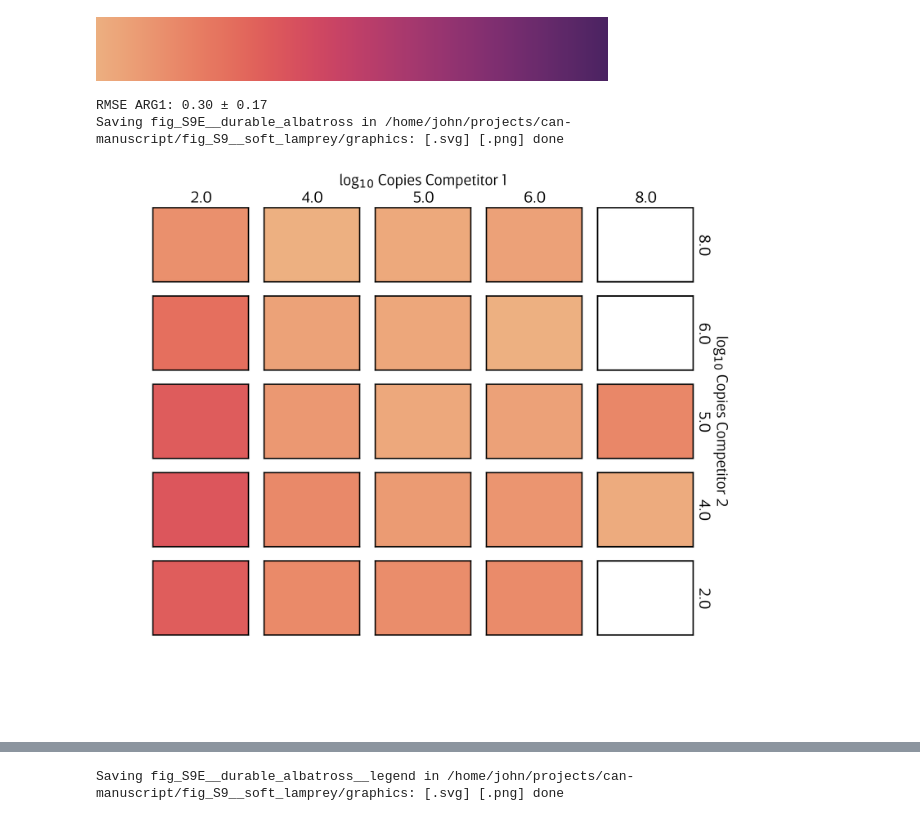
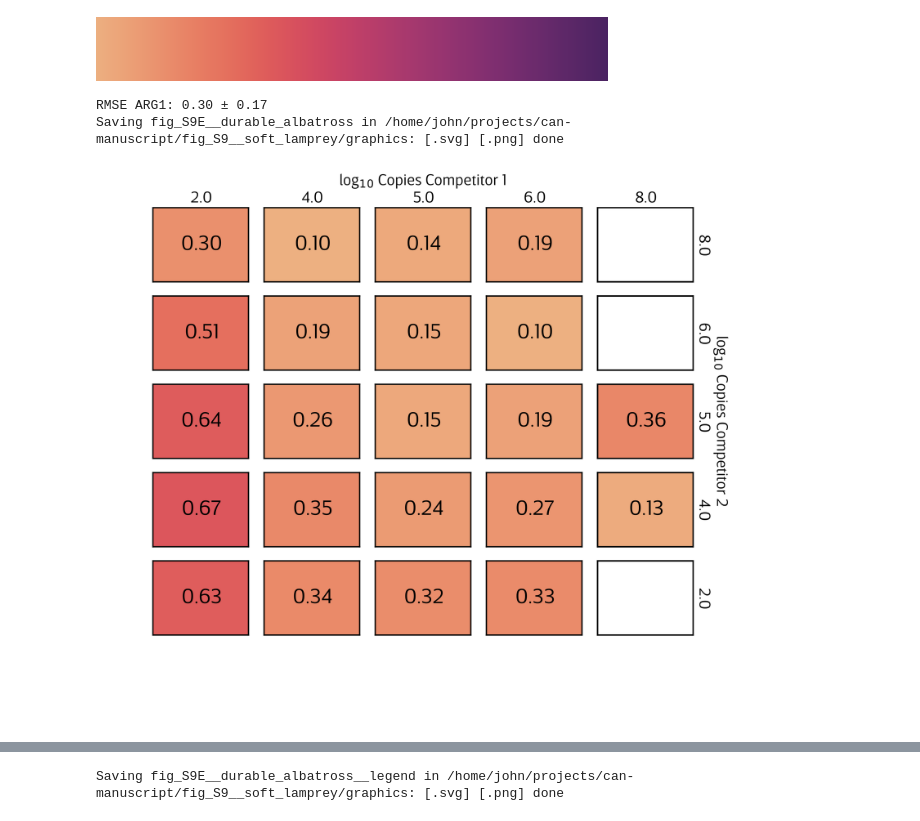
Before and after one commit to JohnGoertz/can-manuscript, a Jupyter notebook: fig_S9__soft_lamprey/code/fig_S9__soft_lamprey__ODE_Model_tripartite.ipynb, the cells around one changed output, grey strips where cells are left out. Drawn from its saved outputs; the diff is of its cells as text; code cells hidden in the pictures.

```diff
--- a/fig_S9__soft_lamprey/code/fig_S9__soft_lamprey__ODE_Model_tripartite.ipynb
+++ b/fig_S9__soft_lamprey/code/fig_S9__soft_lamprey__ODE_Model_tripartite.ipynb
@@ -39,6 +39,7 @@ figsize = (width, height)
 spotsize = 4**2
 ticklabelsize = 5
 labelsize = 6
+titlesize = 8
 linewidth = 1
 
 palette = sns.diverging_palette(20, 220, as_cmap=True)
@@ -547,34 +548,42 @@ fig, axs = plt.subplots(5, 5, figsize=(15, 15), sharex=True, sharey=True)
 axes_dict = {
     (row, col): axs[i, j]
     for i, row in enumerate([2, 4, 5, 6, 8][::-1])
     for j, col in enumerate([2, 4, 5, 6, 8])
 }
 
 
 
 for (ref2_lgQ, ref1_lgQ), ax in axes_dict.items():
     if (ref2_lgQ, ref1_lgQ) in rmses_ARG1:
         rmse = rmses_ARG1[(ref2_lgQ, ref1_lgQ)]
     else:
         ax.set_facecolor('white')
         continue
     ax.set_facecolor(cmap(rmse_norm(rmse)))
+    ax.annotate(
+        f"{rmse:.2f}",
+        xy=(0.5, 0.5),
+        xycoords="axes fraction",
+        fontsize=titlesize,
+        ha="center",
+        va="center",
+    )
 
 format_sns_axes(fig, axs, axes_dict, xticks=[2, 4, 6, 8], xlim=[0.5, 8.5], hline=False)
 
 plt.setp(
     axs,
     yticks=[],
     xticks=[],
 )
 
 print(f"RMSE ARG1: {np.mean(list(rmses_ARG1.values())):.2f} ± {np.std(list(rmses_ARG1.values())):.2f}")
 
 savefig(plt.gcf(), alias="durable_albatross", transparent_svg=False)
 # %% [output]
 RMSE ARG1: 0.30 ± 0.17
 Saving fig_S9E__durable_albatross in /home/john/projects/can-manuscript/fig_S9__soft_lamprey/graphics: [.svg] [.png] done
-[figure, old version]
+[figure, new version]
 # %%
 fig, axs = plt.subplots(5, 5, figsize=(15, 15), sharex=True, sharey=True)
 axes_dict = {
```
Also changed, not shown: parts of 1 cell of this notebook, 11 other files.
